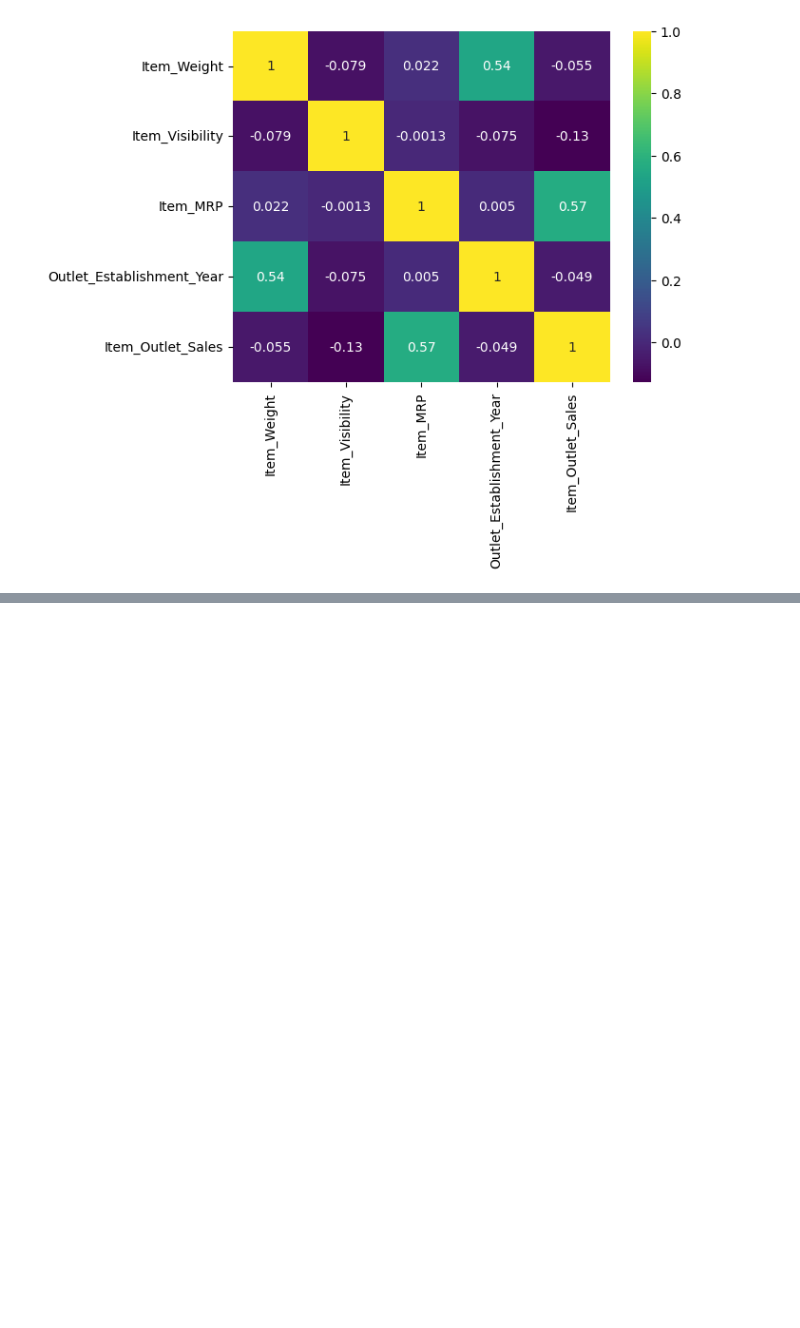
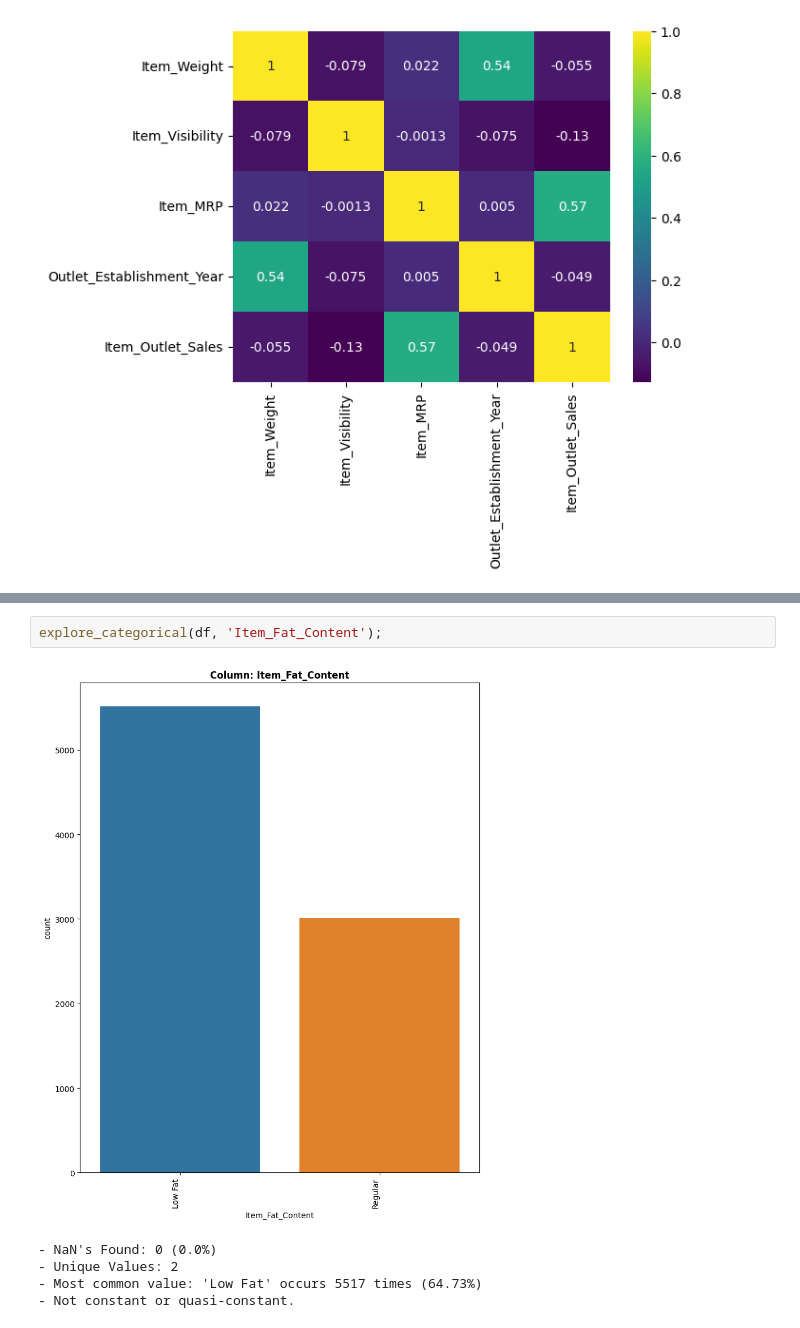
Before and after one commit to Mrammoss/Prediction-of-Product-Sales, a Jupyter notebook: Loading_Data.ipynb, the cells around one changed output, grey strips where cells are left out. Drawn from its saved outputs; the diff is of its cells as text; blank space fills up the shorter version.

```diff
--- a/Loading_Data.ipynb
+++ b/Loading_Data.ipynb
@@ -219,0 +402,8 @@ sns.heatmap(corr, cmap='viridis', annot = True)
+# %%
+explore_categorical(df, 'Item_Fat_Content');
+# %% [output]
+[figure, added]
+- NaN's Found: 0 (0.0%)
+- Unique Values: 2
+- Most common value: 'Low Fat' occurs 5517 times (64.73%)
+- Not constant or quasi-constant.
```
Also changed, not shown: parts of 47 cells of this notebook.
